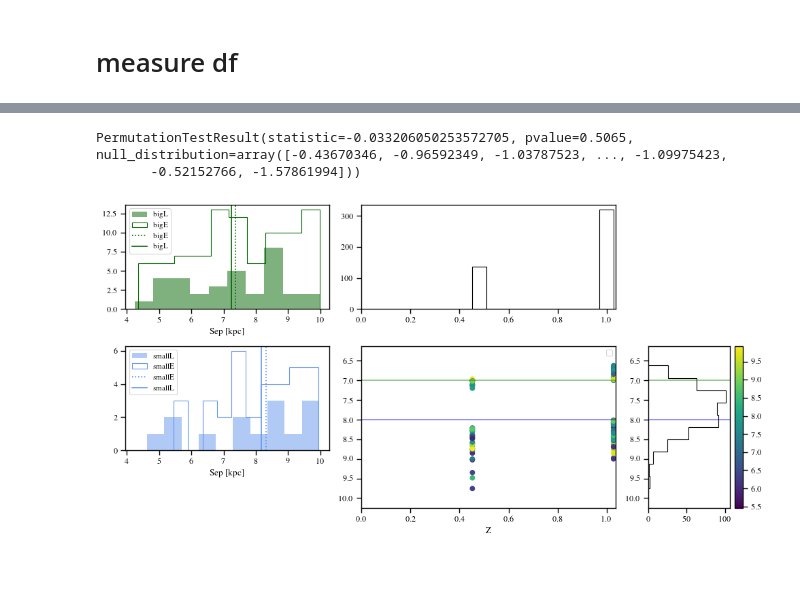
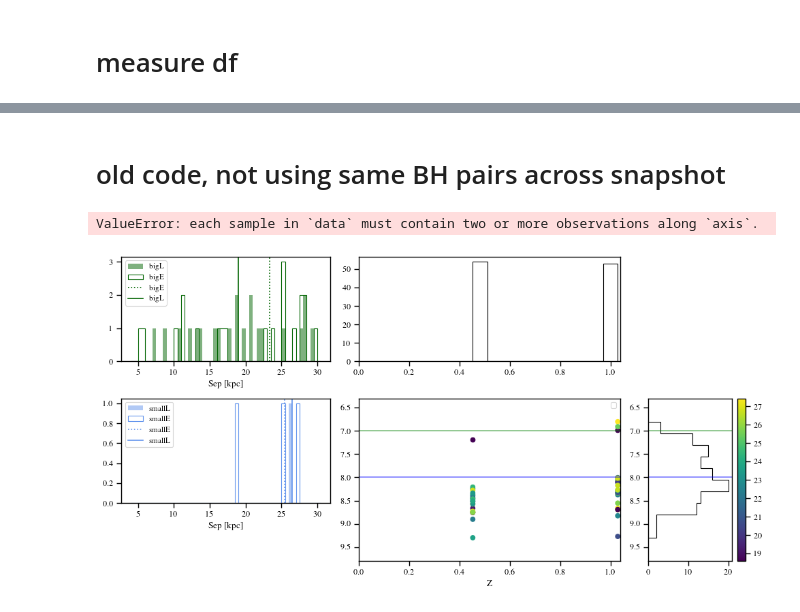
Before and after one commit to insepien/dftime, a Jupyter notebook: volonteri22.ipynb, the cells around one changed output, grey strips where cells are left out. Drawn from its saved outputs; the diff is of its cells as text; code cells hidden in the pictures; blank space fills up the shorter version.

```diff
--- a/volonteri22.ipynb
+++ b/volonteri22.ipynb
@@ -21,7 +21,7 @@ plt.rcParams.update({
     "text.latex.preamble": r"\usepackage{amsmath}\usepackage{mathptmx}",  # Times Roman
     "hatch.linewidth": 3.0,
 })
-sns.set_context("paper",font_scale=1)
+sns.set_context("paper",font_scale=1.5)
 sns.set_palette("pastel")
 # %% [markdown]
 # get data
@@ -30,8 +30,8 @@ with open("/home/insepien/research-data/df/volonteri22_header.txt", "r") as f:
     d = f.readlines()
 
 colnames = [x[24:34].split()[0] for x in d]
-pure05 = pd.read_csv("/home/insepien/research-data/df/volonteri22_z05.txt", delim_whitespace=True, names=colnames)
-pure1 = pd.read_csv("/home/insepien/research-data/df/volonteri22_z1.txt", delim_whitespace=True, names=colnames)
+pure05 = pd.read_csv("/home/insepien/research-data/df/volonteri22_z05_30kpc.txt", delim_whitespace=True, names=colnames)
+pure1 = pd.read_csv("/home/insepien/research-data/df/volonteri22_z1_30kpc.txt", delim_whitespace=True, names=colnames)
 #pure0 = pd.read_csv("/home/insepien/research-data/df/volonteri22_z0.txt", delim_whitespace=True, names=colnames)
 
 def calsep(cat):
@@ -41,7 +41,7 @@ pure05['sep'] = calsep(pure05)
 pure1['sep'] = calsep(pure1)
 #pure0['sep'] = calsep(pure0)
 
-fulldf = pd.concat([pure05,pure1])
+allbh = pd.concat([pure05,pure1])
 
 # plt.hist(pure0.sep,label='0')
 plt.hist(pure05.sep,label="0.5",histtype='step')
@@ -86,10 +86,11 @@ def plot_meh(df_rp,df_z,mass,smallE,smallL,bigE,bigL):
     ax_histM = fig.add_subplot(gs[2:,2])
 
     # plot histograms and median lines
-    ax_hb.hist(df_rp[bigL],label='bigL',alpha=0.5,color=bigc)
-    ax_hb.hist(df_rp[bigE],histtype='step',label='bigE',color=bigc)
-    ax_hs.hist(df_rp[smallL],label='smallL',alpha=0.5,color=smallc)
-    ax_hs.hist(df_rp[smallE],histtype='step',label='smallE',color=smallc)
+    binz = np.arange(40, np.ceil(np.max(df_rp[bigE]))*10+10,5)/10
+    ax_hb.hist(df_rp[bigL],label='bigL',alpha=0.5,color=bigc,bins=binz)
+    ax_hb.hist(df_rp[bigE],histtype='step',label='bigE',color=bigc,bins=binz)
+    ax_hs.hist(df_rp[smallL],label='smallL',alpha=0.5,color=smallc,bins=binz)
+    ax_hs.hist(df_rp[smallE],histtype='step',label='smallE',color=smallc,bins=binz)
     for x,l,ls,c,a in zip([smallE,smallL,bigE,bigL],['smallE', 'smallL', 'bigE', 'bigL'],[":","-",":","-"],[smallc,smallc,bigc,bigc],[ax_hs,ax_hs,ax_hb,ax_hb]):
         a.axvline(np.median(df_rp[x]),label=l,linestyle=ls,color=c)
     # labels
@@ -121,38 +201,38 @@ def plot_meh(df_rp,df_z,mass,smallE,smallL,bigE,bigL):
+# %% [markdown]
+# old code, not using same BH pairs across snapshot
 # %%
 # extract some quantities
 mbh = np.array([np.max([i,j]) for i,j in zip(fulldf.logMBH1.values,fulldf.logMBH2.values)])
 redshifts = fulldf.z.values
 sep = fulldf.sep.values
 
 # z masks
-zLate = 1
-zEarly = 0.5
-early = redshifts > zEarly
-late = redshifts < zLate
+zLate = np.min(fulldf.z)
+zEarly = np.max(fulldf.z)
+early = redshifts == zEarly
+late = redshifts == zLate
 
 # max sep cut
-sepcutL = sep < 10#(sep > np.percentile(sep[late],10)) & (sep < np.percentile(sep[late],90))
-sepcutE = sep > 4 #(sep > np.percentile(sep[early],25))
-sepcutLS = sep < 10
-sepcutES = sep > 4
+sepcutL = sep < 30#(sep > np.percentile(sep[late],10)) & (sep < np.percentile(sep[late],90))
+sepcutE = sepcutL  #(sep > np.percentile(sep[early],25))
 
 # mass cut
 cutsE = np.array([7,8])#np.percentile(mbh,[25,75])
-cutsL = cutsE+0.2
+massgain = np.average([np.min(mbh[late]) - np.min(mbh[early]), np.max(mbh[late]) - np.max(mbh[early])])
+cutsL = cutsE+massgain
 massmaskE= quart_mask(mbh,cutsE)
 massmaskL = quart_mask(mbh,cutsL)
 
 # composite masks
-smallE = massmaskE[0] & early & sepcutES
-smallL = massmaskL[0] & late & sepcutLS
+smallE = massmaskE[0] & early & sepcutE
+smallL = massmaskL[0] & late & sepcutL
 bigE = massmaskE[2] & early& sepcutE
 bigL = massmaskL[2] & late & sepcutL
 
 
 plot_meh(fulldf.sep,fulldf.z,mbh,smallE,smallL,bigE,bigL)
 seps = [fulldf.sep[m] for m in [smallE,smallL,bigE,bigL]]
 print(permutation_test(seps, statistic=med_diff, vectorized=True,alternative='greater'))
 # %% [output]
-PermutationTestResult(statistic=-0.033206050253572705, pvalue=0.5065, null_distribution=array([-0.43670346, -0.96592349, -1.03787523, ..., -1.09975423,
-       -0.52152766, -1.57861994]))
+ValueError: each sample in `data` must contain two or more observations along `axis`.
-[figure, old version]
+[figure, new version]
```
Also changed, not shown: parts of 9 cells of this notebook, 3 other files.
